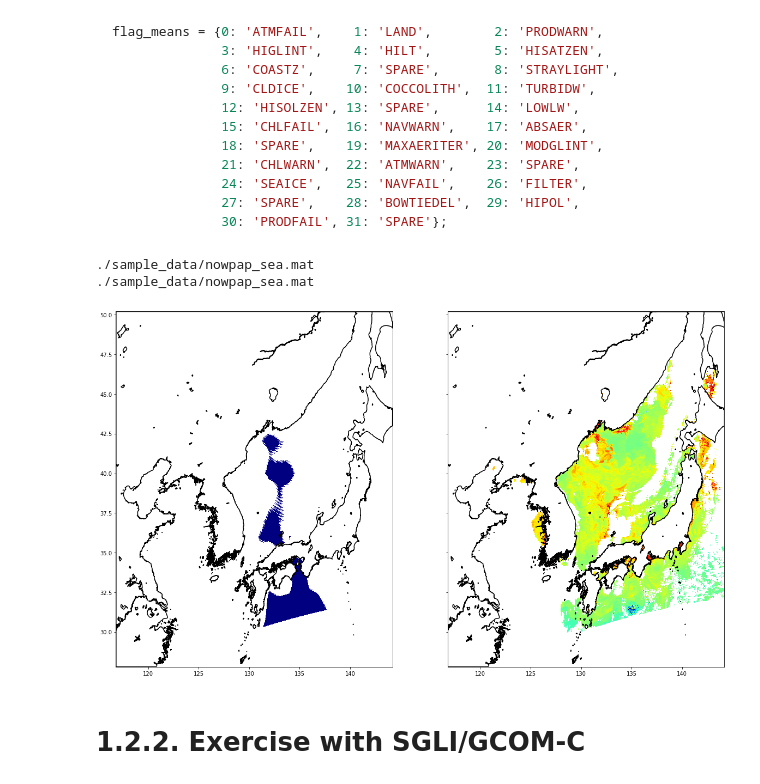
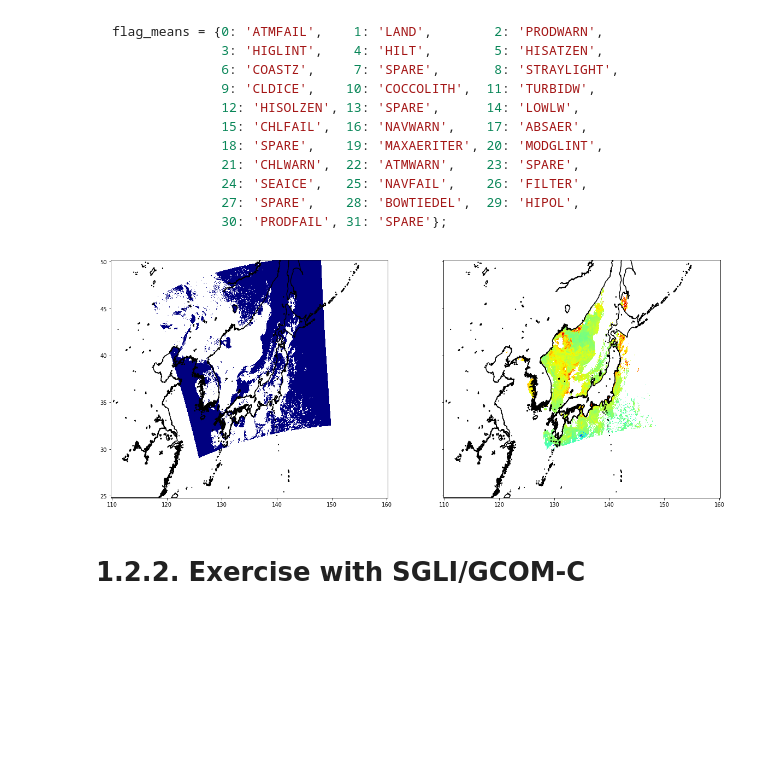
Before and after one commit to npec/5th-NOWPAP-Training-Course-on-Remote-Sensing-Data-Analysis, a Jupyter notebook: 02 Working with swath imagery/1.2.2. Understanding Level-2 Flags.ipynb, the cells around one changed output. Drawn from its saved outputs; the diff is of its cells as text; code cells hidden in the pictures; blank space fills up the shorter version.

```diff
--- a/02 Working with swath imagery/1.2.2. Understanding Level-2 Flags.ipynb
+++ b/02 Working with swath imagery/1.2.2. Understanding Level-2 Flags.ipynb
@@ -71,19 +71,17 @@ def add_coastline(ax):
     ax.set_ylim(np.nanmin(y), np.nanmax(y))
     return
 # %%
-bit = 3
+bit = 9
 fmask = get_flag_mask(bit=bit, l2_flags=flags);
 
-fig, ax = plt.subplots(1,2, figsize=(20,12), sharey=True)
+fig, ax = plt.subplots(1,2, figsize=(20,8), sharey=True)
 ax[0].pcolormesh(lon, lat, fmask, cmap='jet')
 ax[1].pcolormesh(lon, lat, chl, cmap='jet')
 
 if bit != 1:
     add_coastline(ax=ax[0])
     add_coastline(ax=ax[1])
 # %% [output]
-./sample_data/nowpap_sea.mat
-./sample_data/nowpap_sea.mat
-[figure, old version]
+[figure, new version]
 # %% [markdown]
 # 1.2.2. Exercise with SGLI/GCOM-C
```
Also changed, not shown: parts of 4 cells of this notebook, 6 other files.
